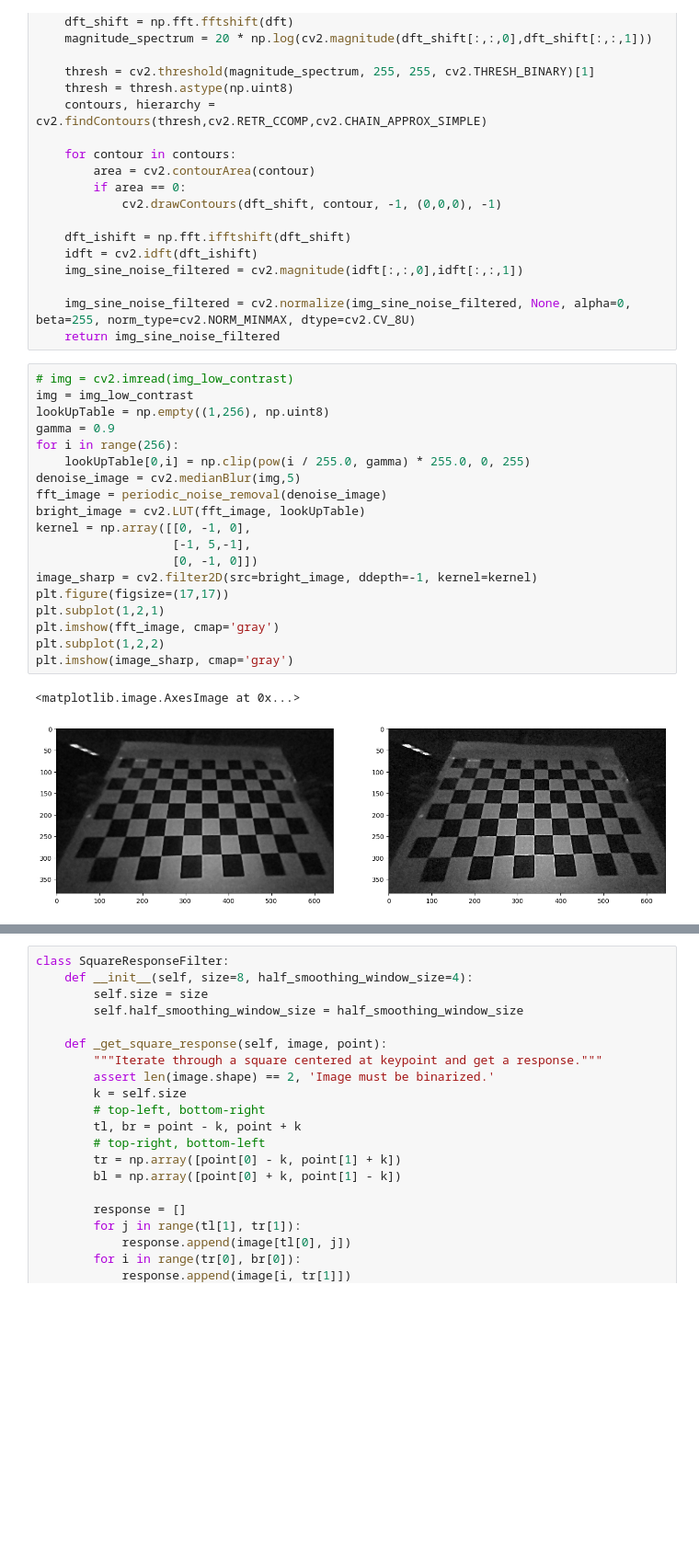
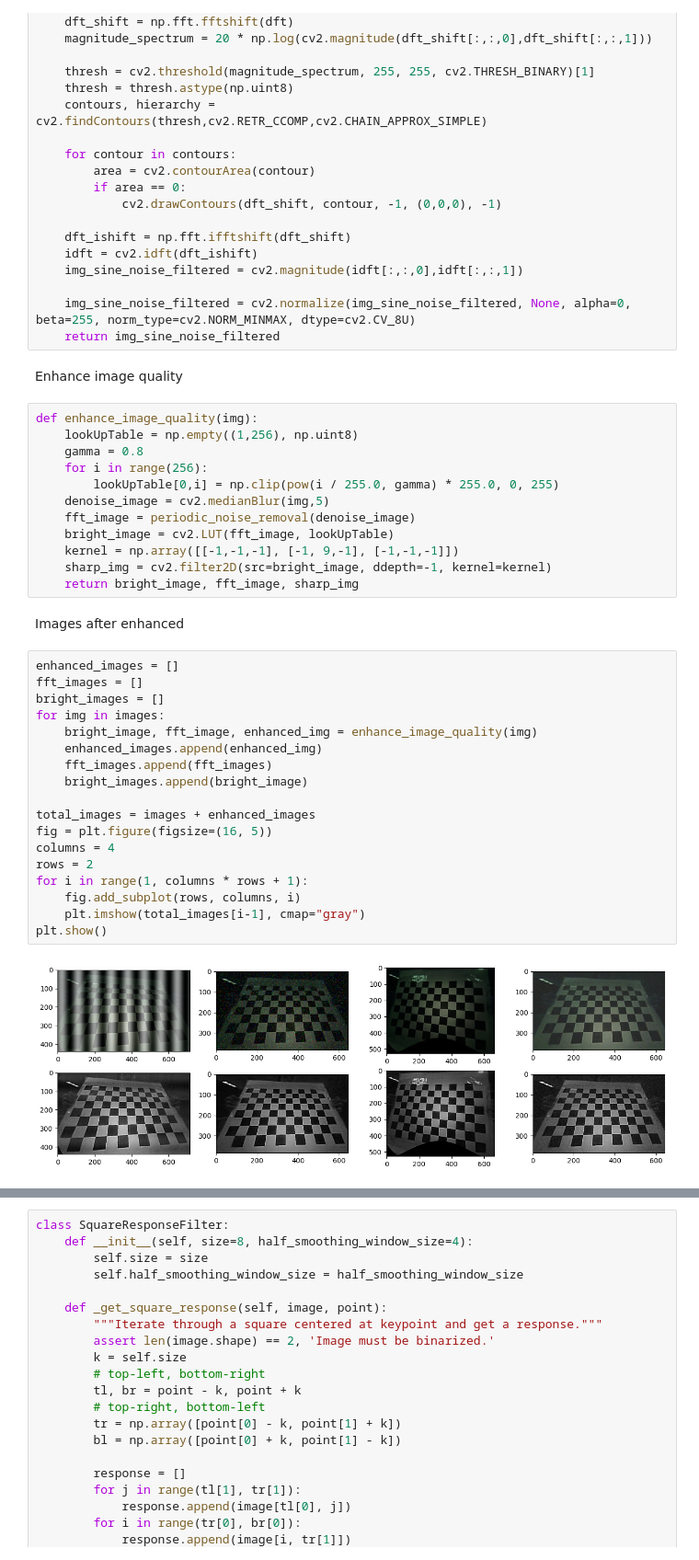
Before and after one commit to IT4342E-Computer-Vision-Project/Chessboard-Size, a Jupyter notebook: chessboard_size_measurement.ipynb, the cells around one changed output, grey strips where cells are left out. Shown at 92% size. Drawn from its saved outputs; the diff is of its cells as text; blank space fills up the shorter version.

```diff
--- a/chessboard_size_measurement.ipynb
+++ b/chessboard_size_measurement.ipynb
@@ -140,27 +142,41 @@ def periodic_noise_removal(image):
 
     img_sine_noise_filtered = cv2.normalize(img_sine_noise_filtered, None, alpha=0, beta=255, norm_type=cv2.NORM_MINMAX, dtype=cv2.CV_8U)
     return img_sine_noise_filtered
+# %% [markdown]
+Enhance image quality
 # %%
-# img = cv2.imread(img_low_contrast)
-img = img_low_contrast
-lookUpTable = np.empty((1,256), np.uint8)
-gamma = 0.9
-for i in range(256):
-    lookUpTable[0,i] = np.clip(pow(i / 255.0, gamma) * 255.0, 0, 255)
-denoise_image = cv2.medianBlur(img,5)
-fft_image = periodic_noise_removal(denoise_image)
-bright_image = cv2.LUT(fft_image, lookUpTable)
-kernel = np.array([[0, -1, 0],
-                   [-1, 5,-1],
-                   [0, -1, 0]])
-image_sharp = cv2.filter2D(src=bright_image, ddepth=-1, kernel=kernel)
-plt.figure(figsize=(17,17))
-plt.subplot(1,2,1)
-plt.imshow(fft_image, cmap='gray')
-plt.subplot(1,2,2)
-plt.imshow(image_sharp, cmap='gray')
+def enhance_image_quality(img):
+    lookUpTable = np.empty((1,256), np.uint8)
+    gamma = 0.8
+    for i in range(256):
+        lookUpTable[0,i] = np.clip(pow(i / 255.0, gamma) * 255.0, 0, 255)
+    denoise_image = cv2.medianBlur(img,5)
+    fft_image = periodic_noise_removal(denoise_image)
+    bright_image = cv2.LUT(fft_image, lookUpTable)
+    kernel = np.array([[-1,-1,-1], [-1, 9,-1], [-1,-1,-1]])
+    sharp_img = cv2.filter2D(src=bright_image, ddepth=-1, kernel=kernel)
+    return bright_image, fft_image, sharp_img
-# %% [output]
-<matplotlib.image.AxesImage at 0x...>
-[figure, removed]
+# %% [markdown]
+Images after enhanced
+# %%
+enhanced_images = []
+fft_images = []
+bright_images = []
+for img in images:
+    bright_image, fft_image, enhanced_img = enhance_image_quality(img)
+    enhanced_images.append(enhanced_img)
+    fft_images.append(fft_images)
+    bright_images.append(bright_image)
+
+total_images = images + enhanced_images
+fig = plt.figure(figsize=(16, 5))
+columns = 4
+rows = 2
+for i in range(1, columns * rows + 1):
+    fig.add_subplot(rows, columns, i)
+    plt.imshow(total_images[i-1], cmap="gray")
+plt.show()
+# %% [output]
+[figure, added]
 # %%
 def show_points(image, pts, show_label = False):
```
Also changed, not shown: parts of 17 cells of this notebook, 1 other file.
